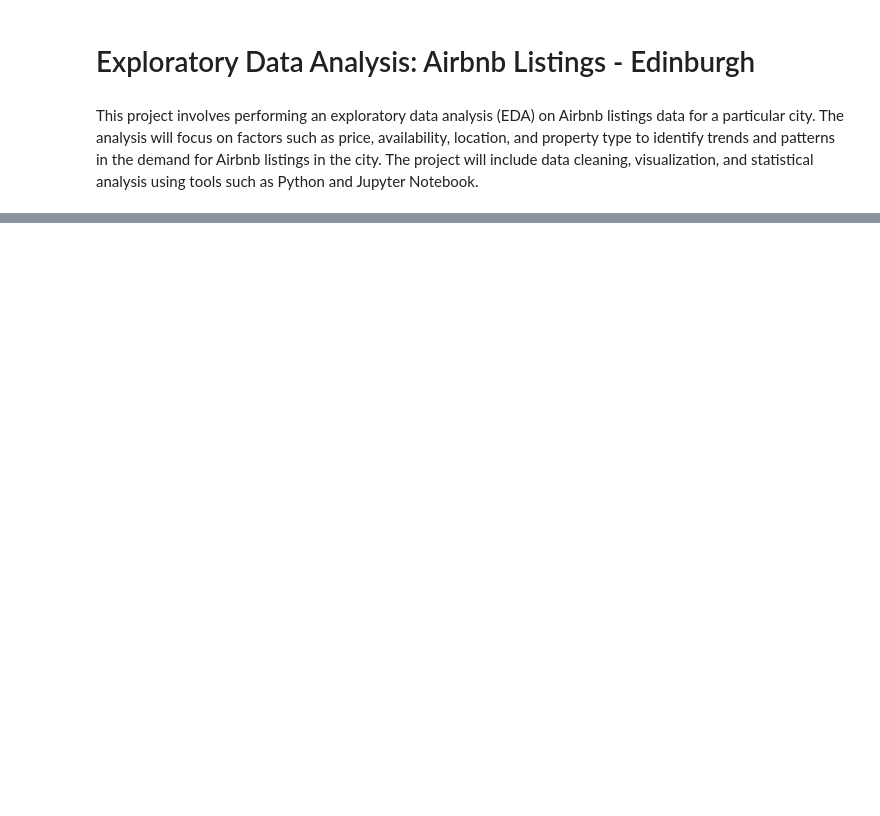
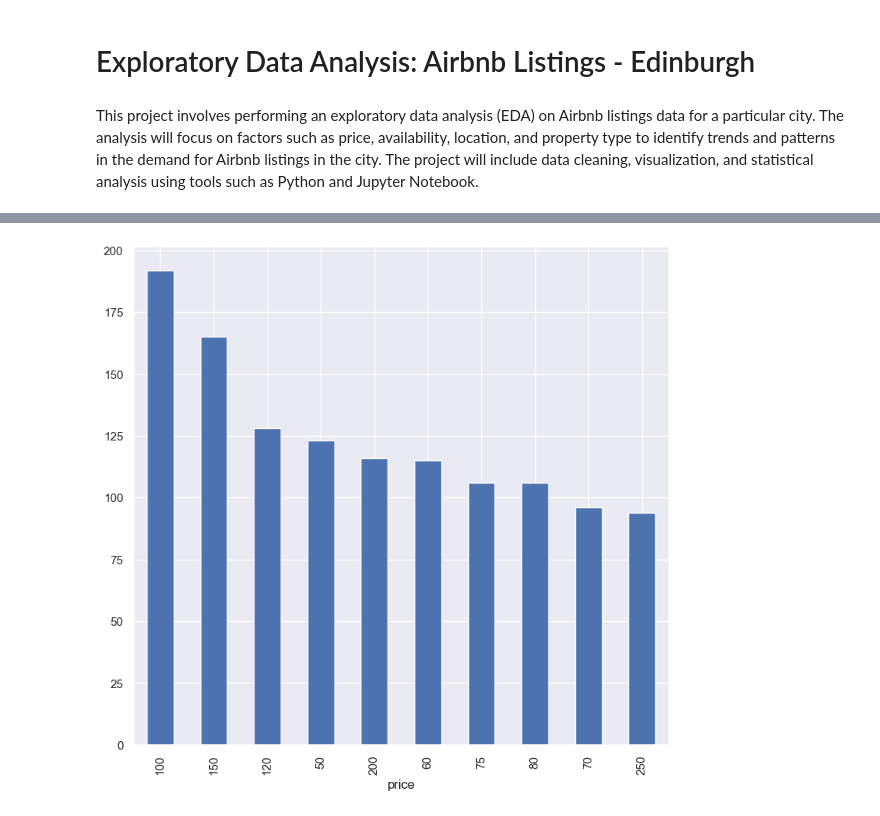
Before and after one commit to PerfectionistAF/ElectroPi.AI, a Jupyter notebook: EDA-airbnb-project/Airbnb Listings - EDINBURGH-Copy1.ipynb, the cells around one changed output, grey strips where cells are left out. Drawn from its saved outputs; the diff is of its cells as text; code cells hidden in the pictures; blank space fills up the shorter version.

```diff
--- a/EDA-airbnb-project/Airbnb Listings - EDINBURGH-Copy1.ipynb
+++ b/EDA-airbnb-project/Airbnb Listings - EDINBURGH-Copy1.ipynb
@@ -399,3 +30,0 @@ df.head(2)
-# %%
-df['price'] = df['price'].apply(pd.to_numeric)  #convert to numeric data
-df['price'] = df['price'].astype('int')
@@ -586,0 +81,3 @@ pd.crosstab(df['price'],df['reviews_per_month'])
+# %%
+df.drop(['id','host_name','last_review', 'license', 'neighbourhood_group'],axis=1,inplace=True)
+df.sample()
@@ -586,0 +87,2 @@ pd.crosstab(df['price'],df['reviews_per_month'])
+# %%
+df['reviews_per_month'].fillna(0,inplace=True)
@@ -586,0 +98,5 @@ pd.crosstab(df['price'],df['reviews_per_month'])
+# %%
+df['price'].value_counts().head(10)
+most_frequent = df['price'].value_counts().head(10)
+print('Most frequent:')
+most_frequent
@@ -586,0 +147,5 @@ pd.crosstab(df['price'],df['reviews_per_month'])
+# %%
+sns.set(rc={'figure.figsize':(8,8)})
+price_bar = most_frequent.plot(kind='bar')
+# %% [output]
+[figure, added]
```
Also changed, not shown: parts of 105 cells of this notebook.
